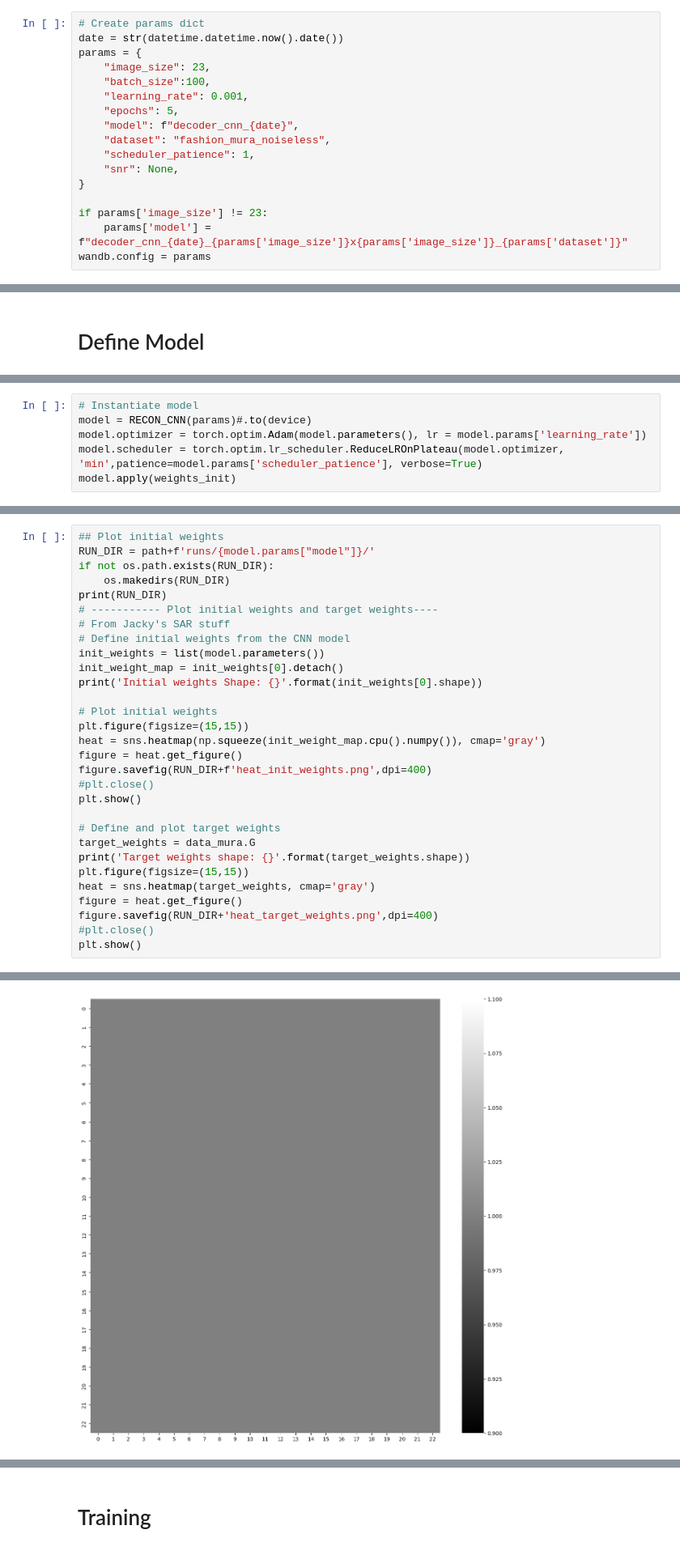
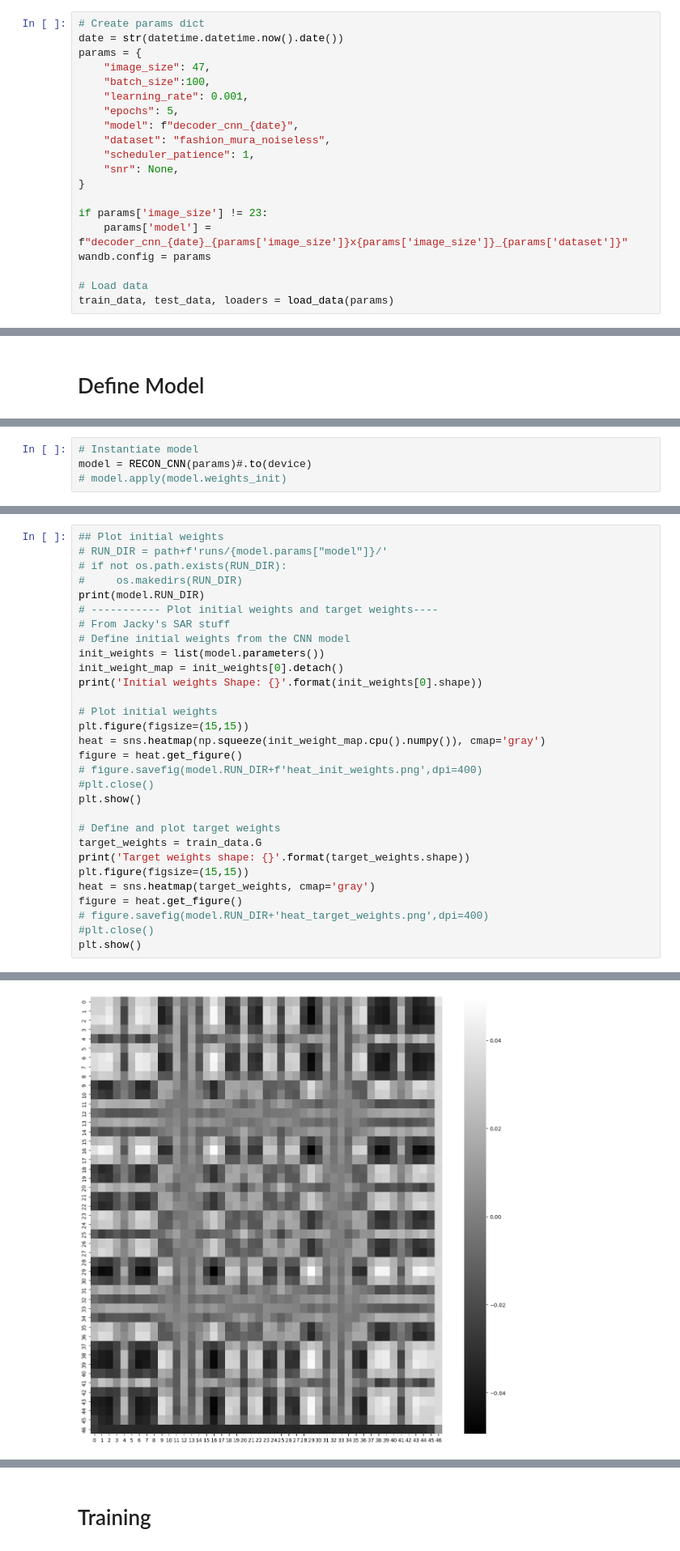
Before and after one commit to jornelasmunoz/UCM_Undergraduate_Research, a Jupyter notebook: jornelasmunoz/notebooks/learn_decoder.ipynb, the cells around one changed output, grey strips where cells are left out. Shown at 81% size. Drawn from its saved outputs; the diff is of its cells as text.

```diff
--- a/jornelasmunoz/notebooks/learn_decoder.ipynb
+++ b/jornelasmunoz/notebooks/learn_decoder.ipynb
@@ -52,7 +53,7 @@ True
 # Create params dict
 date = str(datetime.datetime.now().date())
 params = {
-    "image_size": 23,
+    "image_size": 47,
     "batch_size":100,
     "learning_rate": 0.001,
     "epochs": 5,
@@ -65,3 +66,6 @@ params = {
 if params['image_size'] != 23:
     params['model'] = f"decoder_cnn_{date}_{params['image_size']}x{params['image_size']}_{params['dataset']}"
 wandb.config = params
+
+# Load data
+train_data, test_data, loaders = load_data(params)
@@ -138,8 +85,6 @@ def weights_init(m):
 # %%
 # Instantiate model
 model = RECON_CNN(params)#.to(device)
-model.optimizer = torch.optim.Adam(model.parameters(), lr = model.params['learning_rate'])
-model.scheduler = torch.optim.lr_scheduler.ReduceLROnPlateau(model.optimizer, 'min',patience=model.params['scheduler_patience'], verbose=True)
-model.apply(weights_init)
+# model.apply(model.weights_init)
 # %% [output]
 Using the following parameters:
@@ -166,9 +102,9 @@ Total number of parameters: 529
 # %%
 ## Plot initial weights
-RUN_DIR = path+f'runs/{model.params["model"]}/'
-if not os.path.exists(RUN_DIR):
-    os.makedirs(RUN_DIR)
-print(RUN_DIR)
+# RUN_DIR = path+f'runs/{model.params["model"]}/'
+# if not os.path.exists(RUN_DIR):
+#     os.makedirs(RUN_DIR)
+print(model.RUN_DIR)
 # ----------- Plot initial weights and target weights----
 # From Jacky's SAR stuff
 # Define initial weights from the CNN model
@@ -180,17 +116,17 @@ print('Initial weights Shape: {}'.format(init_weights[0].shape))
 plt.figure(figsize=(15,15))
 heat = sns.heatmap(np.squeeze(init_weight_map.cpu().numpy()), cmap='gray')
 figure = heat.get_figure()
-figure.savefig(RUN_DIR+f'heat_init_weights.png',dpi=400)
+# figure.savefig(model.RUN_DIR+f'heat_init_weights.png',dpi=400)
 #plt.close()
 plt.show()
 
 # Define and plot target weights
-target_weights = data_mura.G
+target_weights = train_data.G
 print('Target weights shape: {}'.format(target_weights.shape))
 plt.figure(figsize=(15,15))
 heat = sns.heatmap(target_weights, cmap='gray')
 figure = heat.get_figure()
-figure.savefig(RUN_DIR+'heat_target_weights.png',dpi=400)
+# figure.savefig(model.RUN_DIR+'heat_target_weights.png',dpi=400)
 #plt.close()
 plt.show()
 # %% [output]
@@ -199 +135 @@ Initial weights Shape: torch.Size([1, 1, 23, 23])
-[figure, old version]
+[figure, new version]
```
Also changed, not shown: parts of 20 cells of this notebook, 10 other files.
